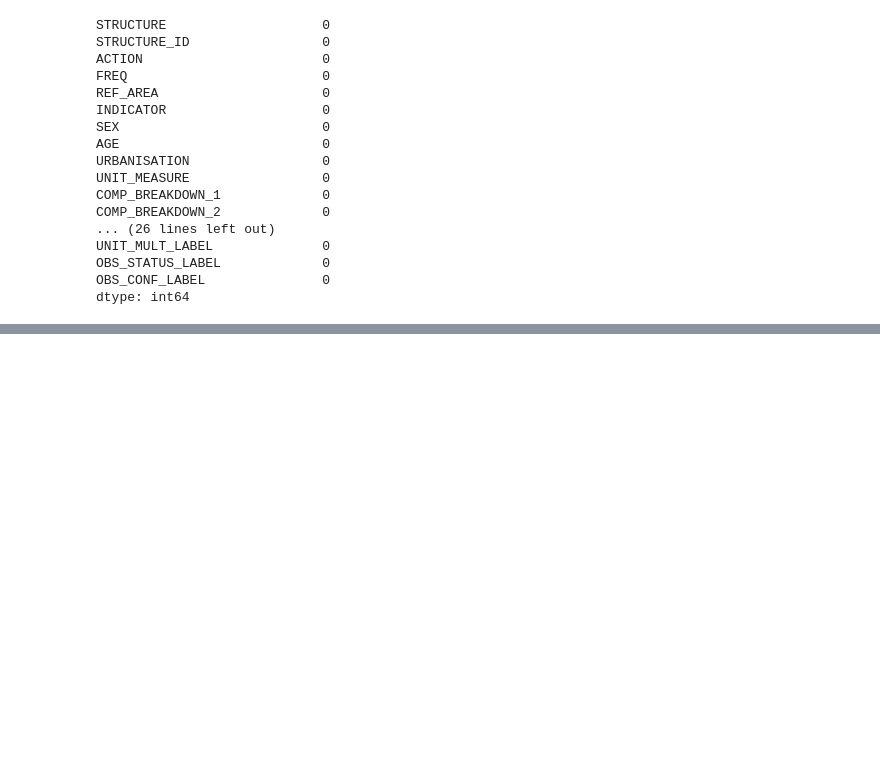
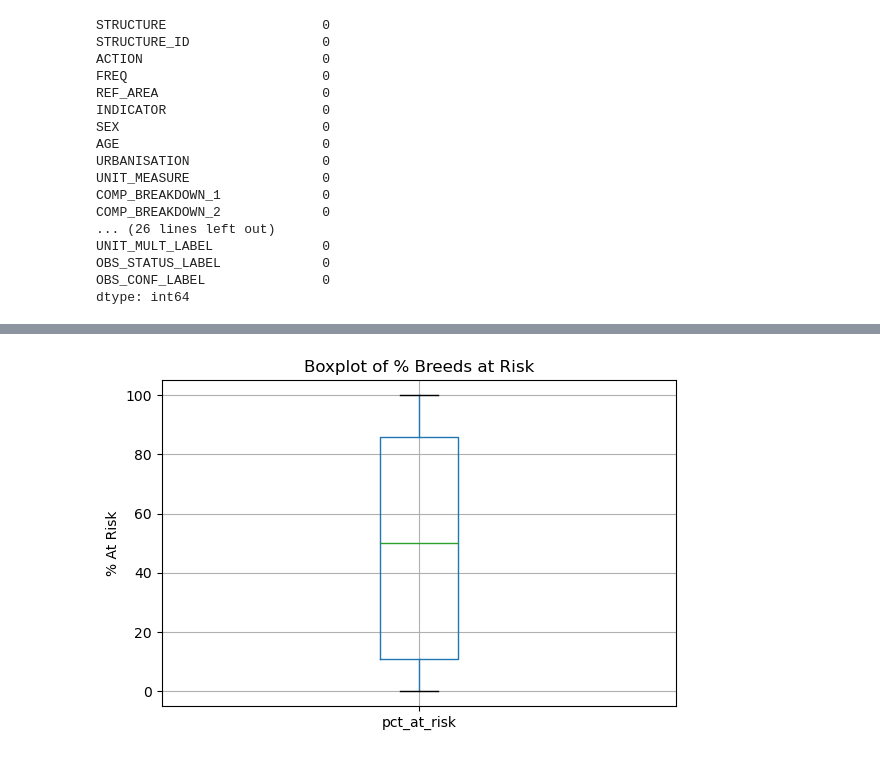
Before and after one commit to senara20240943-droid/Data-science-ICW, a Jupyter notebook: Data cleaning.ipynb, the cells around one changed output, grey strips where cells are left out. Cells and saved outputs as stored; diff of their text form; code cells hidden in the pictures; blank space fills up the shorter version.

```diff
--- a/Data cleaning.ipynb
+++ b/Data cleaning.ipynb
@@ -52,0 +117,9 @@ dtype: int64
+# %%
+plt.figure(figsize=(6, 4))
+df.boxplot(column="pct_at_risk")
+plt.title("Boxplot of % Breeds at Risk")
+plt.ylabel("% At Risk")
+plt.tight_layout()
+plt.show()
+# %% [output]
+[figure, added]
```
Also changed, not shown: parts of 13 cells of this notebook, 1 other file.
